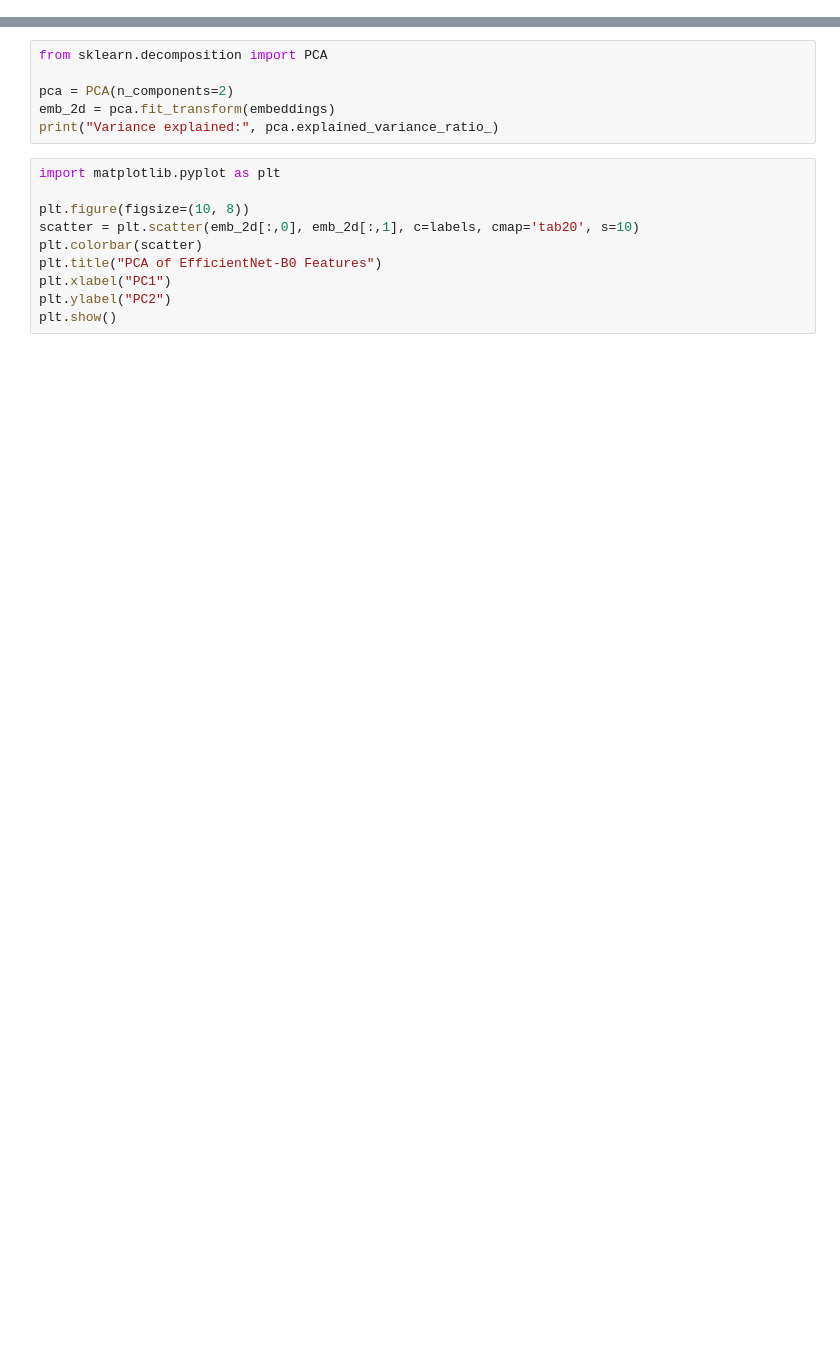
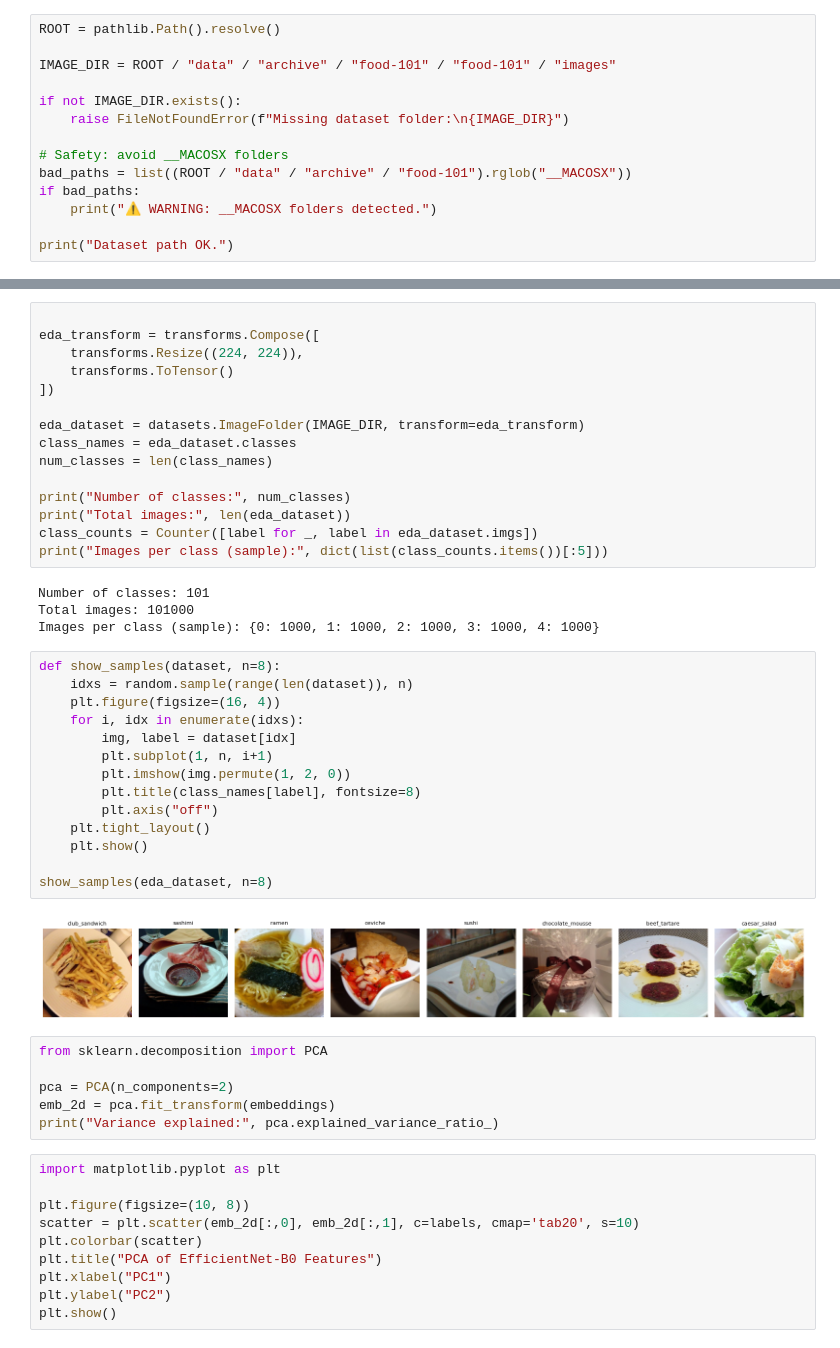
Before and after one commit to DanyalYor/IMTL, a Jupyter notebook: data_visualization/Food-101.ipynb, the cells around one changed output, grey strips where cells are left out. Drawn from its saved outputs; the diff is of its cells as text; blank space fills up the shorter version.

Commit message:
Adding EDA & data visualization

```diff
--- a/data_visualization/Food-101.ipynb
+++ b/data_visualization/Food-101.ipynb
@@ -33,0 +14,14 @@ print("Embeddings:", embeddings.shape)
+# %%
+ROOT = pathlib.Path().resolve()
+
+IMAGE_DIR = ROOT / "data" / "archive" / "food-101" / "food-101" / "images"
+
+if not IMAGE_DIR.exists():
+    raise FileNotFoundError(f"Missing dataset folder:\n{IMAGE_DIR}")
+
+# Safety: avoid __MACOSX folders
+bad_paths = list((ROOT / "data" / "archive" / "food-101").rglob("__MACOSX"))
+if bad_paths:
+    print("⚠ WARNING: __MACOSX folders detected.")
+
+print("Dataset path OK.")
@@ -34,3 +31,38 @@ print("Embeddings:", embeddings.shape)
+# %%
+
+eda_transform = transforms.Compose([
+    transforms.Resize((224, 224)),
+    transforms.ToTensor()
+])
+
+eda_dataset = datasets.ImageFolder(IMAGE_DIR, transform=eda_transform)
+class_names = eda_dataset.classes
+num_classes = len(class_names)
+
+print("Number of classes:", num_classes)
+print("Total images:", len(eda_dataset))
+class_counts = Counter([label for _, label in eda_dataset.imgs])
+print("Images per class (sample):", dict(list(class_counts.items())[:5]))
+# %% [output]
+Number of classes: 101
+Total images: 101000
+Images per class (sample): {0: 1000, 1: 1000, 2: 1000, 3: 1000, 4: 1000}
+# %%
+def show_samples(dataset, n=8):
+    idxs = random.sample(range(len(dataset)), n)
+    plt.figure(figsize=(16, 4))
+    for i, idx in enumerate(idxs):
+        img, label = dataset[idx]
+        plt.subplot(1, n, i+1)
+        plt.imshow(img.permute(1, 2, 0))
+        plt.title(class_names[label], fontsize=8)
+        plt.axis("off")
+    plt.tight_layout()
+    plt.show()
+
+show_samples(eda_dataset, n=8)
+# %% [output]
+[figure, added]
 # %%
 from sklearn.decomposition import PCA
 
```
Also changed, not shown: parts of 4 cells of this notebook, 1 other file.
